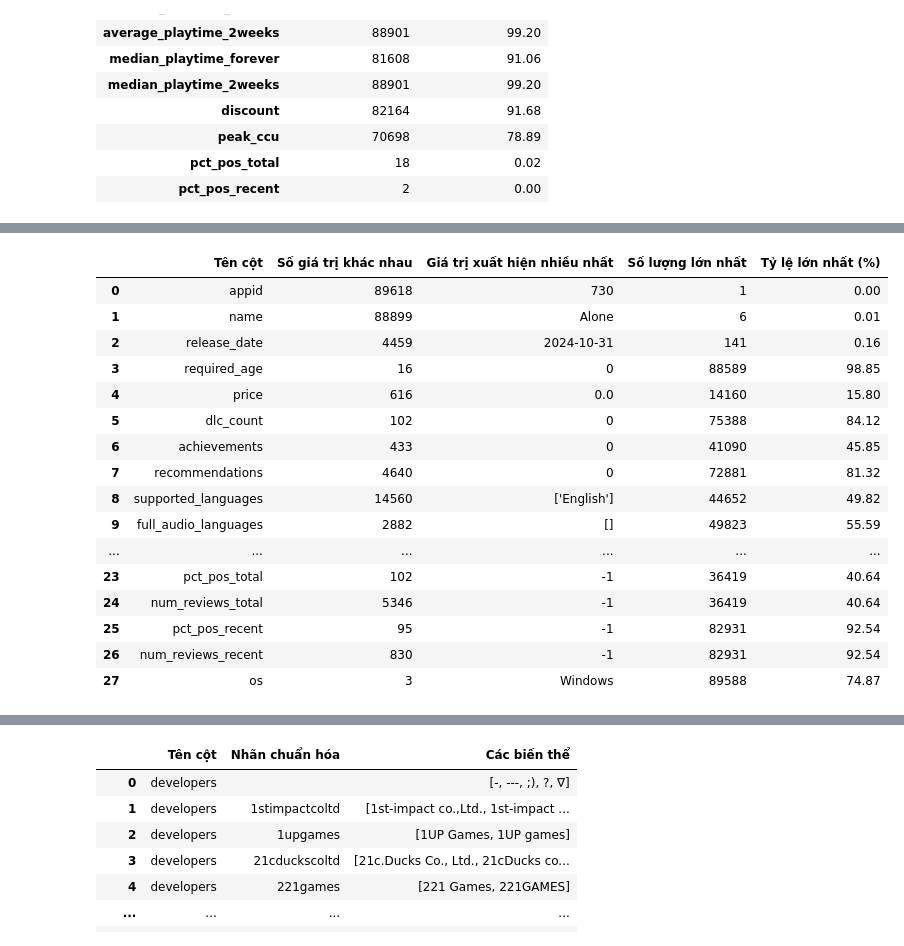
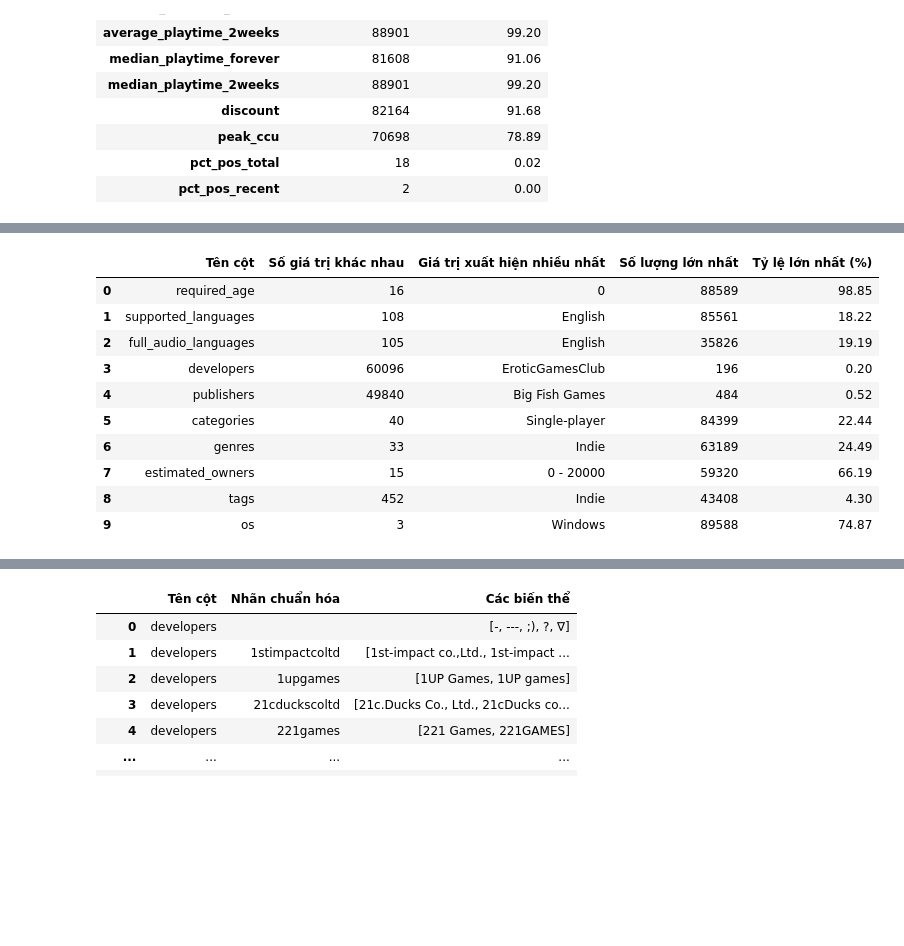
Before and after one commit to ltny24/STEAM-GAME-PROJECT, a Jupyter notebook: notebooks/individual/01_collection_exploration.ipynb, the cells around one changed output, grey strips where cells are left out. Drawn from its saved outputs; the diff is of its cells as text; code cells hidden in the pictures; blank space fills up the shorter version.

Commit message:
Update collection and categorical exploration notebook

```diff
--- a/notebooks/individual/01_collection_exploration.ipynb
+++ b/notebooks/individual/01_collection_exploration.ipynb
@@ -309,23 +322,35 @@ df[string_cols] = df[string_cols].astype("string")
 # %%
+categorical_cols = [
+    "required_age",
+    "supported_languages",
+    "full_audio_languages",
+    "developers",
+    "publishers",
+    "categories",
+    "genres",
+    "estimated_owners",
+    "tags",
+    "os",
+]
+
+list_columns = {
+    "supported_languages", "full_audio_languages", "developers",
+    "publishers", "categories", "genres", "tags", "os"
+}
+
 report = []
 
-for col in df.columns:
-    values = (
-        df[col].explode()
-        if df[col].apply(lambda x: isinstance(x, list)).any()
-        else df[col]
-    )
-
-    counts = values.value_counts(dropna=False)
+for col in categorical_cols:
+    values = df[col].explode() if col in list_columns else df[col]
+    counts = values.value_counts()
 
     report.append({
         "Column": col,
-        "Number of distinct values": values.nunique(dropna=True),
+        "Number of distinct values": len(counts),
         "Most frequent value": counts.index[0] if not counts.empty else None
     })
 
 report = pd.DataFrame(report)
-
 display(report)
 # %% [output]
 |  | Column | Number of distinct values | Most frequent value |
@@ -381,44 +384,34 @@ display(report)
 # %%
 balance_report = []
 
-for col in df.columns:
-    values = (
-        df[col].explode()
-        if df[col].apply(lambda x: isinstance(x, list)).any()
-        else df[col]
-    )
+for col in categorical_cols:
+    values = df[col].explode() if col in list_columns else df[col]
 
-    counts = values.value_counts(dropna=False)
+    counts = values.value_counts()
 
     balance_report.append({
         "Tên cột": col,
-        "Số giá trị khác nhau": values.nunique(dropna=True),
+        "Số giá trị khác nhau": len(counts),
         "Giá trị xuất hiện nhiều nhất": counts.index[0],
         "Số lượng lớn nhất": counts.iloc[0],
         "Tỷ lệ lớn nhất (%)": round(
             counts.iloc[0] / counts.sum() * 100, 2
         )
     })
 
 balance_report = pd.DataFrame(balance_report)
 
 display(balance_report)
 # %% [output]
 |  | Tên cột | Số giá trị khác nhau | Giá trị xuất hiện nhiều nhất | Số lượng lớn nhất | Tỷ lệ lớn nhất (%) |
-| 0 | appid | 89618 | 730 | 1 | 0.00 |
-| 1 | name | 88899 | Alone | 6 | 0.01 |
-| 2 | release_date | 4459 | 2024-10-31 | 141 | 0.16 |
-| 3 | required_age | 16 | 0 | 88589 | 98.85 |
-| 4 | price | 616 | 0.0 | 14160 | 15.80 |
-| 5 | dlc_count | 102 | 0 | 75388 | 84.12 |
-| 6 | achievements | 433 | 0 | 41090 | 45.85 |
-| 7 | recommendations | 4640 | 0 | 72881 | 81.32 |
-| 8 | supported_languages | 14560 | ['English'] | 44652 | 49.82 |
-| 9 | full_audio_languages | 2882 | [] | 49823 | 55.59 |
-| ... | ... | ... | ... | ... | ... |
-| 23 | pct_pos_total | 102 | -1 | 36419 | 40.64 |
-| 24 | num_reviews_total | 5346 | -1 | 36419 | 40.64 |
-| 25 | pct_pos_recent | 95 | -1 | 82931 | 92.54 |
-| 26 | num_reviews_recent | 830 | -1 | 82931 | 92.54 |
-| 27 | os | 3 | Windows | 89588 | 74.87 |
+| 0 | required_age | 16 | 0 | 88589 | 98.85 |
+| 1 | supported_languages | 108 | English | 85561 | 18.22 |
+| 2 | full_audio_languages | 105 | English | 35826 | 19.19 |
+| 3 | developers | 60096 | EroticGamesClub | 196 | 0.20 |
+| 4 | publishers | 49840 | Big Fish Games | 484 | 0.52 |
+| 5 | categories | 40 | Single-player | 84399 | 22.44 |
+| 6 | genres | 33 | Indie | 63189 | 24.49 |
+| 7 | estimated_owners | 15 | 0 - 20000 | 59320 | 66.19 |
+| 8 | tags | 452 | Indie | 43408 | 4.30 |
+| 9 | os | 3 | Windows | 89588 | 74.87 |
 # %% [markdown]
```
Also changed, not shown: parts of 20 cells of this notebook.
